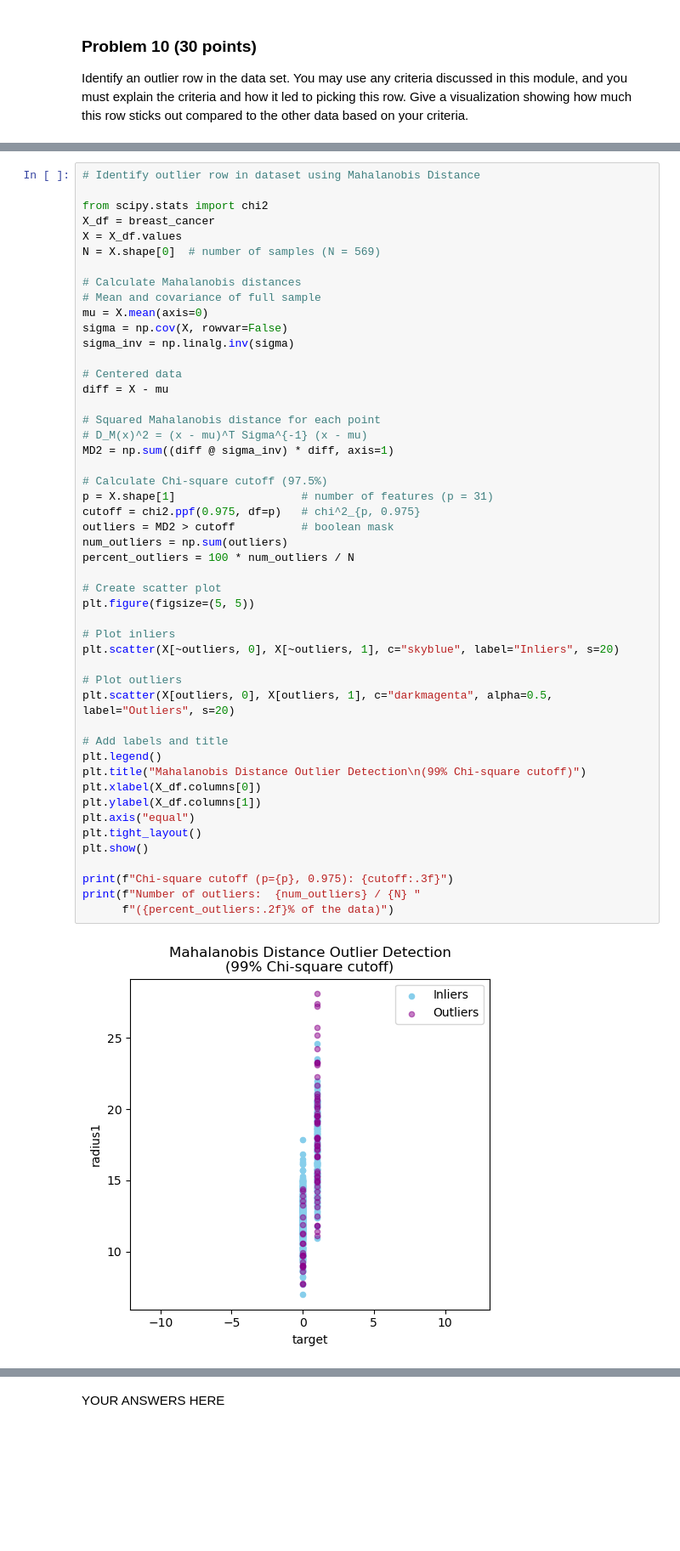
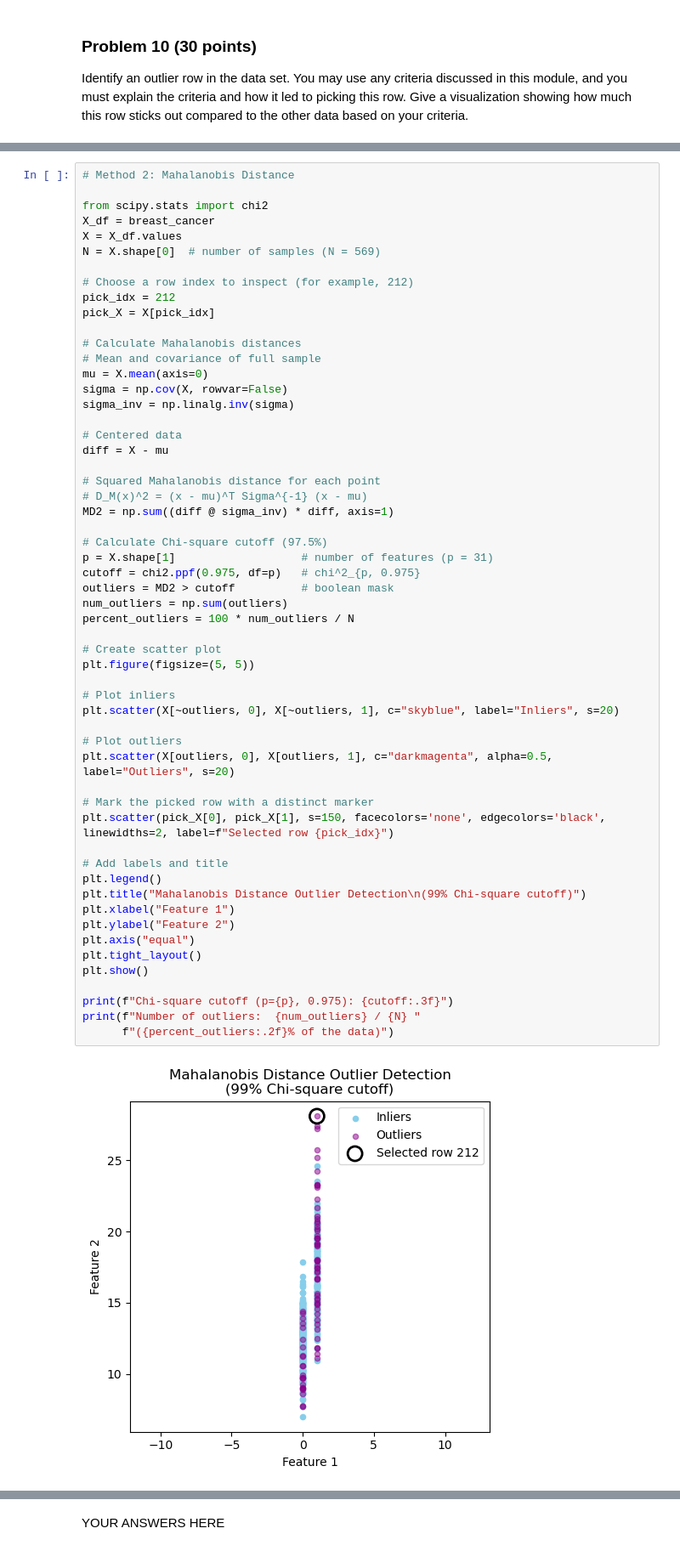
Before and after one commit to veniola/dx601-final-project, a Jupyter notebook: project.ipynb, the cells around one changed output, grey strips where cells are left out. Shown at 85% size. Saved outputs shown, nothing was run; the diff lists cells and outputs as text; blank space fills up the shorter version.

```diff
--- a/project.ipynb
+++ b/project.ipynb
@@ -714,10 +784,14 @@ Give a visualization showing how much this row sticks out compared to the other
 # %%
-# Identify outlier row in dataset using Mahalanobis Distance
+# Method 2: Mahalanobis Distance
 
 from scipy.stats import chi2
 X_df = breast_cancer
 X = X_df.values
 N = X.shape[0]  # number of samples (N = 569)
+
+# Choose a row index to inspect (for example, 212)
+pick_idx = 212
+pick_X = X[pick_idx]
 
 # Calculate Mahalanobis distances
 # Mean and covariance of full sample
@@ -732,36 +806,39 @@ diff = X - mu
 # D_M(x)^2 = (x - mu)^T Sigma^{-1} (x - mu)
 MD2 = np.sum((diff @ sigma_inv) * diff, axis=1)
 
 # Calculate Chi-square cutoff (97.5%)
 p = X.shape[1]                   # number of features (p = 31)
 cutoff = chi2.ppf(0.975, df=p)   # chi^2_{p, 0.975}
 outliers = MD2 > cutoff          # boolean mask
 num_outliers = np.sum(outliers)
 percent_outliers = 100 * num_outliers / N
 
 # Create scatter plot
 plt.figure(figsize=(5, 5))
 
 # Plot inliers
 plt.scatter(X[~outliers, 0], X[~outliers, 1], c="skyblue", label="Inliers", s=20)
 
 # Plot outliers
 plt.scatter(X[outliers, 0], X[outliers, 1], c="darkmagenta", alpha=0.5, label="Outliers", s=20)
 
+# Mark the picked row with a distinct marker
+plt.scatter(pick_X[0], pick_X[1], s=150, facecolors='none', edgecolors='black', linewidths=2, label=f"Selected row {pick_idx}")
+
 # Add labels and title
 plt.legend()
 plt.title("Mahalanobis Distance Outlier Detection\n(99% Chi-square cutoff)")
-plt.xlabel(X_df.columns[0])
-plt.ylabel(X_df.columns[1])
+plt.xlabel("Feature 1")
+plt.ylabel("Feature 2")
 plt.axis("equal")
 plt.tight_layout()
 plt.show()
 
 print(f"Chi-square cutoff (p={p}, 0.975): {cutoff:.3f}")
 print(f"Number of outliers:  {num_outliers} / {N} "
       f"({percent_outliers:.2f}% of the data)")
 # %% [output]
-[figure, old version]
+[figure, new version]
 Chi-square cutoff (p=31, 0.975): 48.232
 Number of outliers:  79 / 569 (13.88% of the data)
 # %% [markdown]
```
Also changed, not shown: parts of 5 cells of this notebook.
